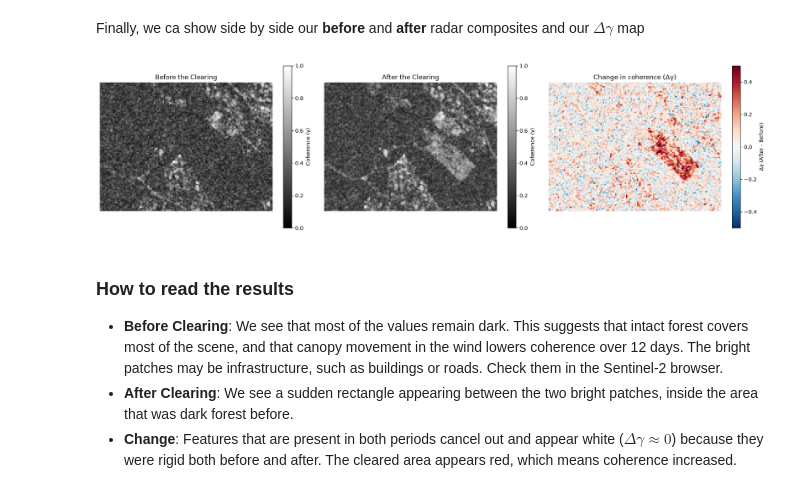
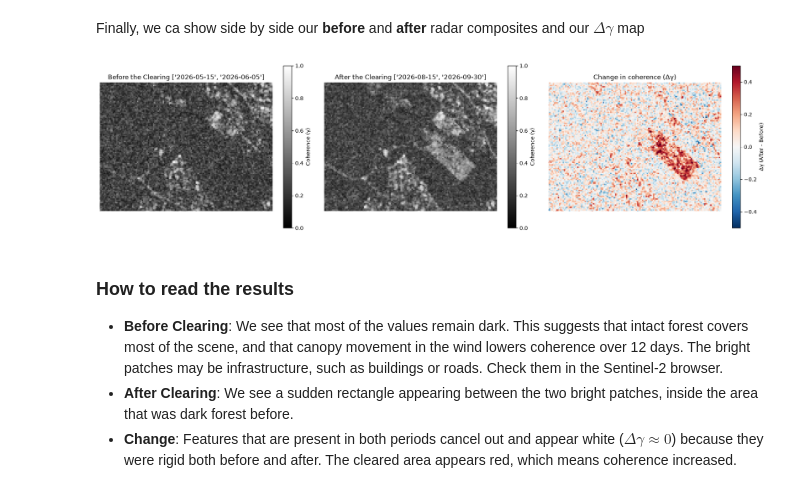
Before and after one commit to ESA-APEx/apex_events, a Jupyter notebook: 202611_cassini/apex_sentinel_1_coherence.ipynb, the cells around one changed output. Cells and saved outputs as stored; diff of their text form; code cells hidden in the pictures.

```diff
--- a/202611_cassini/apex_sentinel_1_coherence.ipynb
+++ b/202611_cassini/apex_sentinel_1_coherence.ipynb
@@ -488,28 +491,28 @@ Finally, we ca show side by side our **before** and **after** radar composites a
 # %%
 fig, axes = plt.subplots(1, 3, figsize=(18, 6))
 
 # Pre-Clearing Median
 im0 = axes[0].imshow(pre_2d, cmap="gray", vmin=0.0, vmax=1.0, origin="upper", aspect="equal")
 fig.colorbar(im0, ax=axes[0], shrink=0.75, label="Coherence (γ)")
-axes[0].set_title("Before the Clearing")
+axes[0].set_title(f"Before the Clearing {before}")
 axes[0].axis("off")
 
 # Post-Clearing Median
 im1 = axes[1].imshow(after_2d, cmap="gray", vmin=0.0, vmax=1.0, origin="upper", aspect="equal")
 fig.colorbar(im1, ax=axes[1], shrink=0.75, label="Coherence (γ)")
-axes[1].set_title("After the Clearing")
+axes[1].set_title(f"After the Clearing {after}")
 axes[1].axis("off")
 
 # Coherence Change (After - Before)
 im2 = axes[2].imshow(diff_2d, cmap="RdBu_r", vmin=-0.5, vmax=0.5, origin="upper", aspect="equal")
 fig.colorbar(im2, ax=axes[2], shrink=0.75, label="Δγ (After - Before)")
 axes[2].set_title("Change in coherence (Δγ)")
 axes[2].axis("off")
 
 plt.tight_layout()
 plt.show()
 # %% [output]
-[figure, old version]
+[figure, new version]
 # %% [markdown]
 ### How to read the results
 
```
Also changed, not shown: parts of 8 cells of this notebook.
